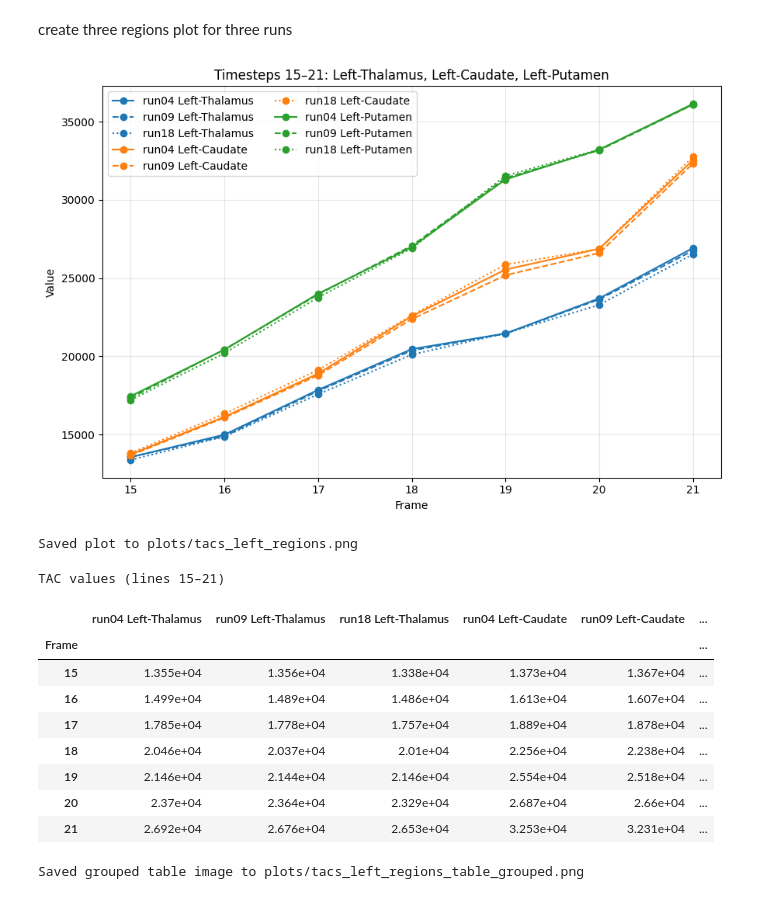
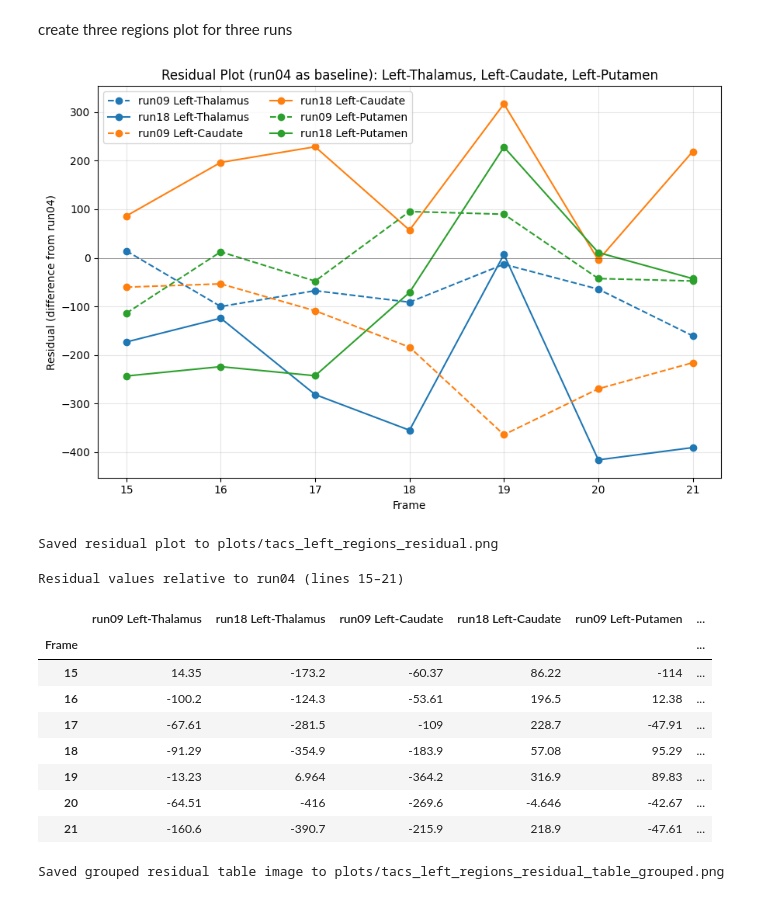
Before and after one commit to rolandhaidari/thesis_preparation, a Jupyter notebook: experiments.ipynb, the cells around one changed output. Drawn from its saved outputs; the diff is of its cells as text; code cells hidden in the pictures.

```diff
--- a/experiments.ipynb
+++ b/experiments.ipynb
@@ -185,6 +185,7 @@ create three regions plot for three runs
 import pandas as pd
 import matplotlib.pyplot as plt
 from pathlib import Path
+import numpy as np
 
 base = Path("tacs_data")
 files = {
@@ -199,7 +200,7 @@ region_colors = {
     "Left-Caudate": "tab:orange",
     "Left-Putamen": "tab:green",
 }
-linestyles = {"run04": "-", "run09": "--", "run18": ":"}
+linestyles = {"run04": "-", "run09": "--", "run18": "-"}
 
 dfs = {}
 for run, path in files.items():
@@ -208,86 +209,95 @@ for run, path in files.items():
     df_slice = df.iloc[14:21].copy()
     dfs[run] = df_slice
 
-# Build plotting frames per region
-plot_frames = {
+# Get baseline (run04)
+baseline = {region: dfs["run04"][region].reset_index(drop=True) for region in regions}
+
+# Build residual frames per region (subtract baseline from all runs)
+residual_frames = {
     region: pd.DataFrame({
-        run: d[region].reset_index(drop=True) for run, d in dfs.items()
+
+        "run09": dfs["run09"][region].reset_index(drop=True).values - baseline[region].values,
+        "run18": dfs["run18"][region].reset_index(drop=True).values - baseline[region].values,
     })
     for region in regions
 }
 
-x_index = range(15, 15 + len(next(iter(plot_frames.values()))))
+x_index = range(15, 15 + len(baseline[regions[0]]))
 
 plt.figure(figsize=(9, 6))
 for region in regions:
-    for run in plot_frames[region].columns:
+    for run in residual_frames[region].columns:
         plt.plot(
             x_index,
-            plot_frames[region][run],
+            residual_frames[region][run],
             marker="o",
             label=f"{run} {region}",
             color=region_colors[region],
             linestyle=linestyles.get(run, "-.")
         )
 plt.xlabel("Frame")
-plt.ylabel("Value")
-plt.title("Timesteps 15–21: Left-Thalamus, Left-Caudate, Left-Putamen")
+plt.ylabel("Residual (difference from run04)")
+plt.title("Residual Plot (run04 as baseline): Left-Thalamus, Left-Caudate, Left-Putamen")
+plt.axhline(y=0, color='black', linestyle='-', linewidth=0.5, alpha=0.5)
 plt.legend(ncol=2)
 plt.grid(alpha=0.3)
 plt.tight_layout()
 plots_dir = Path("plots")
 plots_dir.mkdir(parents=True, exist_ok=True)
-out_path = plots_dir / "tacs_left_regions.png"
+out_path = plots_dir / "tacs_left_regions_residual.png"
 plt.savefig(out_path, dpi=150)
 plt.show()
-print(f"Saved plot to {out_path}")
+print(f"Saved residual plot to {out_path}")
 
-# Values table for quick reference (rows=timestep, columns=run-region)
+# Values table for quick reference (residual values)
 wide_data = {}
 for region in regions:
-    for run in plot_frames[region].columns:
-        wide_data[f"{run} {region}"] = plot_frames[region][run].values
+    for run in residual_frames[region].columns:
+        wide_data[f"{run} {region}"] = residual_frames[region][run].values
 table_df = pd.DataFrame(wide_data, index=x_index)
 table_df.index.name = "Frame"
 
-display(table_df.style.format("{:.4g}").set_caption("TAC values (lines 15–21)"))
+display(table_df.style.format("{:.4g}").set_caption("Residual values relative to run04 (lines 15–21)"))
 
-# Save grouped-by-region tables as a single image (stacked)
+# Save grouped-by-region residual tables as a single image (stacked)
 region_tables = {}
 for region in regions:
-    region_tables[region] = pd.DataFrame({run: plot_frames[region][run].values for run in ["run04", "run09", "run18"]}, index=x_index)
+    region_tables[region] = pd.DataFrame({
+        run: residual_frames[region][run].values
+        for run in [ "run09", "run18"]
+    }, index=x_index)
     region_tables[region].index.name = "Frame"
 
 rows_total = sum(len(rt.index) for rt in region_tables.values())
 cols_max = max(len(rt.columns) for rt in region_tables.values())
 fig_w = max(8, cols_max * 2.2)
 fig_h = max(6, rows_total * 0.35 + len(regions) * 1.2)
 fig, axes = plt.subplots(nrows=len(regions), ncols=1, figsize=(fig_w, fig_h))
 if len(regions) == 1:
     axes = [axes]
 for ax, region in zip(axes, regions):
     ax.axis('off')
     rt = region_tables[region].round(4)
     tbl = ax.table(cellText=rt.values, colLabels=list(rt.columns), rowLabels=list(rt.index), cellLoc='center', loc='center')
     tbl.auto_set_font_size(False)
     tbl.set_fontsize(9)
     tbl.scale(1, 1.25)
-    ax.set_title(f"{region}", pad=10)
-out_table = plots_dir / "tacs_left_regions_table_grouped.png"
+    ax.set_title(f"{region} (residuals)", pad=10)
+out_table = plots_dir / "tacs_left_regions_residual_table_grouped.png"
 plt.savefig(out_table, dpi=150, bbox_inches='tight')
 plt.close()
-print(f"Saved grouped table image to {out_table}")
+print(f"Saved grouped residual table image to {out_table}")
 # %% [output]
-[figure, old version]
+[figure, new version]
-Saved plot to plots/tacs_left_regions.png
+Saved residual plot to plots/tacs_left_regions_residual.png
-TAC values (lines 15–21)
+Residual values relative to run04 (lines 15–21)
-|  | run04 Left-Thalamus | run09 Left-Thalamus | run18 Left-Thalamus | run04 Left-Caudate | run09 Left-Caudate | ... |
+|  | run09 Left-Thalamus | run18 Left-Thalamus | run09 Left-Caudate | run18 Left-Caudate | run09 Left-Putamen | ... |
 | Frame |  |  |  |  |  | ... |
-| 15 | 1.355e+04 | 1.356e+04 | 1.338e+04 | 1.373e+04 | 1.367e+04 | ... |
-| 16 | 1.499e+04 | 1.489e+04 | 1.486e+04 | 1.613e+04 | 1.607e+04 | ... |
-| 17 | 1.785e+04 | 1.778e+04 | 1.757e+04 | 1.889e+04 | 1.878e+04 | ... |
-| 18 | 2.046e+04 | 2.037e+04 | 2.01e+04 | 2.256e+04 | 2.238e+04 | ... |
-| 19 | 2.146e+04 | 2.144e+04 | 2.146e+04 | 2.554e+04 | 2.518e+04 | ... |
-| 20 | 2.37e+04 | 2.364e+04 | 2.329e+04 | 2.687e+04 | 2.66e+04 | ... |
-| 21 | 2.692e+04 | 2.676e+04 | 2.653e+04 | 3.253e+04 | 3.231e+04 | ... |
+| 15 | 14.35 | -173.2 | -60.37 | 86.22 | -114 | ... |
+| 16 | -100.2 | -124.3 | -53.61 | 196.5 | 12.38 | ... |
+| 17 | -67.61 | -281.5 | -109 | 228.7 | -47.91 | ... |
+| 18 | -91.29 | -354.9 | -183.9 | 57.08 | 95.29 | ... |
+| 19 | -13.23 | 6.964 | -364.2 | 316.9 | 89.83 | ... |
+| 20 | -64.51 | -416 | -269.6 | -4.646 | -42.67 | ... |
+| 21 | -160.6 | -390.7 | -215.9 | 218.9 | -47.61 | ... |
-Saved grouped table image to plots/tacs_left_regions_table_grouped.png
+Saved grouped residual table image to plots/tacs_left_regions_residual_table_grouped.png
```
Also changed, not shown: parts of 1 cell of this notebook, 3 other files.
